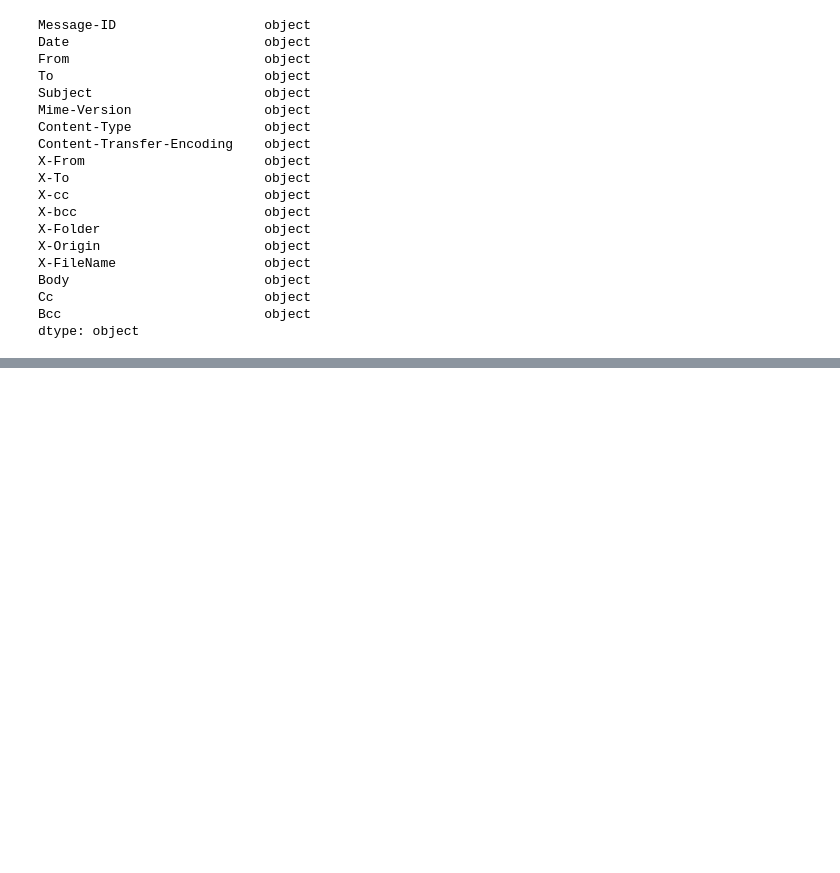
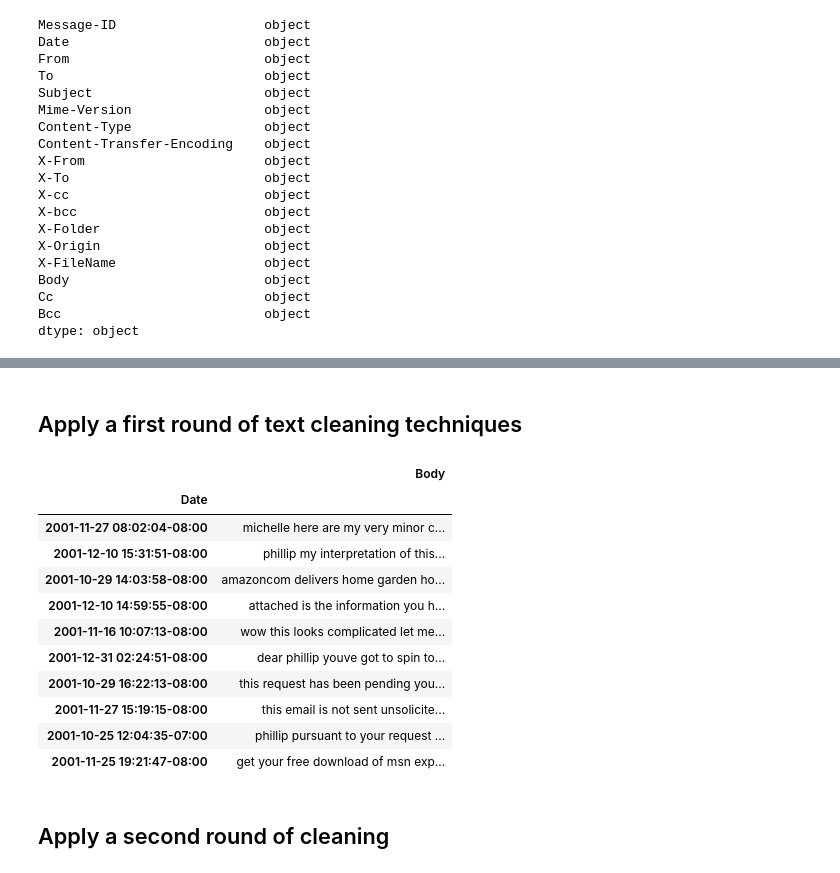
Before and after one commit to mtfaye/features-extraction, a Jupyter notebook: notebooks/1.0-mtf-initial-EDA.ipynb, the cells around one changed output, grey strips where cells are left out. Cells and saved outputs as stored; diff of their text form; code cells hidden in the pictures; blank space fills up the shorter version.

```diff
--- a/notebooks/1.0-mtf-initial-EDA.ipynb
+++ b/notebooks/1.0-mtf-initial-EDA.ipynb
@@ -13,3 +3,12 @@ import pandas as pd
+# %%
+import re
+import string
+import pickle
+import numpy as np
+import pandas as pd
+pd.set_option('max_colwidth',150)
+from prettytable import PrettyTable # pip install prettytable
+from sklearn.feature_extraction.text import CountVectorizer
 # %%
 path = '/Users/mouhamethtakhafaye/Desktop/behavox_assignment/src/data/01_raw.pkl'
 # %%
@@ -66,0 +154,2 @@ raw_df.describe()
+# %%
+df = raw_df.Body.copy()
@@ -66,0 +176,2 @@ raw_df.describe()
+# %% [markdown]
+## Apply a first round of text cleaning techniques
@@ -66,0 +189,18 @@ raw_df.describe()
+# %%
+data_clean = pd.DataFrame(df.apply(round1))
+data_clean.sample(10)
+# %% [output]
+|  | Body |
+| Date |  |
+| 2001-11-27 08:02:04-08:00 | michelle here are my very minor c... |
+| 2001-12-10 15:31:51-08:00 | phillip my interpretation of this... |
+| 2001-10-29 14:03:58-08:00 | amazoncom delivers home garden ho... |
+| 2001-12-10 14:59:55-08:00 | attached is the information you h... |
+| 2001-11-16 10:07:13-08:00 | wow this looks complicated let me... |
+| 2001-12-31 02:24:51-08:00 | dear phillip youve got to spin to... |
+| 2001-10-29 16:22:13-08:00 | this request has been pending you... |
+| 2001-11-27 15:19:15-08:00 | this email is not sent unsolicite... |
+| 2001-10-25 12:04:35-07:00 | phillip pursuant to your request ... |
+| 2001-11-25 19:21:47-08:00 | get your free download of msn exp... |
+# %% [markdown]
+##  Apply a second round of cleaning
```
Also changed, not shown: parts of 21 cells of this notebook, 16 other files.
